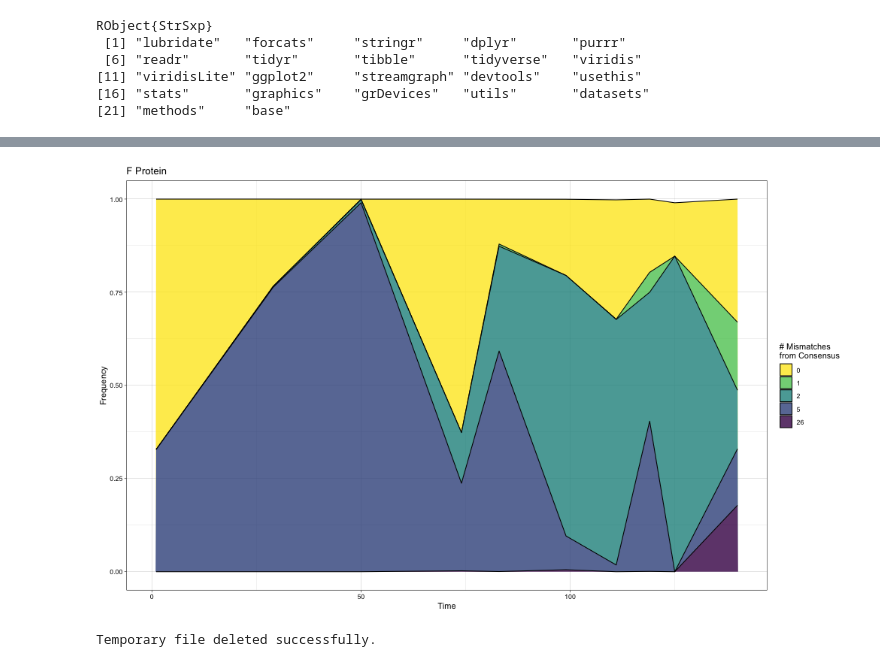
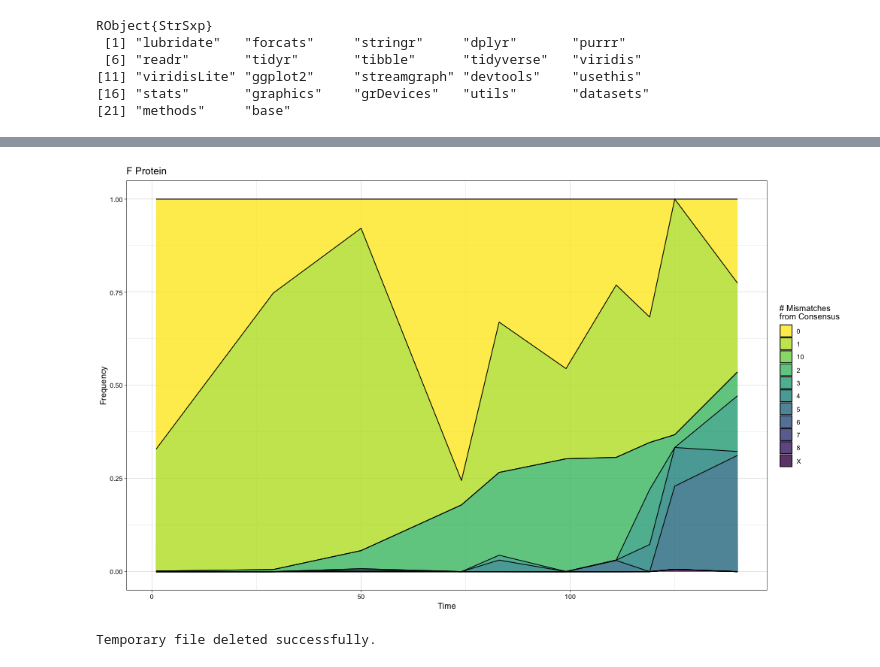
Before and after one commit to ewanwsmith/RSV_haplotype_reconstruction, a Jupyter notebook: src/haplotypes.ipynb, the cells around one changed output, grey strips where cells are left out. Saved outputs shown, nothing was run; the diff lists cells and outputs as text; code cells hidden in the pictures.

Commit message:
convert XXXX haplotype mismatch count to X

```diff
--- a/src/haplotypes.ipynb
+++ b/src/haplotypes.ipynb
@@ -1,7 +1,7 @@
 # %%
 # inputs
 
-haps = "/Users/e.smith.5/Documents/PhD/RSV_project/RSV_haplotype_reconstruction/data/VeTrans/by_protein/Inferred_haplotypes_F.csv"
+haps = "/Users/e.smith.5/Documents/PhD/Software/VeTrans/Code/Inference_25_0.csv"
 
 times = "/Users/e.smith.5/Documents/PhD/RSV_project/RSV_haplotype_reconstruction/data/samfire/Times.in"
 
@@ -205,13 +205,17 @@ The consensus haplotype at the first time point is: GGGCCCCCGAGAAACAGCAACAAAGA
 # %%
 # Function to calculate mismatches
-function count_mismatches(haplotype::String, consensus::String)::Int
+function count_mismatches(haplotype::String, consensus::String)::Union{Int, String}
     mismatches = 0
-    for I in 1:length(haplotype)
-        if haplotype[I] != consensus[I]
+    for i in 1:length(haplotype)
+        if haplotype[i] != consensus[i]
             mismatches += 1
         end
     end
-    return mismatches
+    if mismatches == length(haplotype)
+        return "X"
+    else
+        return mismatches
+    end
 end
 
 # Add new column with mismatch count
@@ -277,37 +281,40 @@ haps_mismatched <- haps %>%
 # Set the path for the temporary image file
 output_path = joinpath(pwd(), "ggplot_output.png")
 
 # Create the ggplot in R and save it as a PNG file
 R"""
+# Ensure columns are of correct types
+haps_mismatched$Frequency <- as.numeric(unlist(haps_mismatched$Frequency))
+haps_mismatched$Mismatches <- as.factor(as.character(unlist(haps_mismatched$Mismatches)))
+haps_mismatched$Time <- as.numeric(unlist(haps_mismatched$Time))
+
 p <- haps_mismatched %>% arrange(desc(Time)) %>%
     ggplot(aes(x = as.numeric(Time), y = Frequency, fill = as.factor(Mismatches))) +
-    geom_area(alpha = 0.8 , linewidth = 0.5, colour = "black") +
+    geom_area(alpha = 0.8 , size = 0.5, colour = "black") +
     theme_linedraw() +
-    labs(title = protein_name, x = "Time", y = "Frequency", fill = "# Mismatches \nfrom Consensus") +
+    labs(title = protein_name, x = "Time", y = "Frequency", fill = "# Mismatches\nfrom Consensus") +
     theme(legend.position = "right") +
-    scale_fill_viridis(discrete = TRUE, direction = -1) +
-
+    scale_fill_viridis(discrete = TRUE, direction = -1)
 
 png(filename = $output_path, width = 1000, height = 600)
 print(p)
 dev.off()
-
 """
 
 # Read and display the image file in Julia
 if isfile(output_path)
 img = load(output_path)
 display(img)
 
 
 # Delete the temporary image file after displaying
 rm(output_path; force = true)
 println("Temporary file deleted successfully.")
 else
 
 println("File does not exist.")
 
 end
 # %% [output]
-[figure, old version]
+[figure, new version]
 Temporary file deleted successfully.
```
Also changed, not shown: parts of 4 cells of this notebook, 1 other file.
